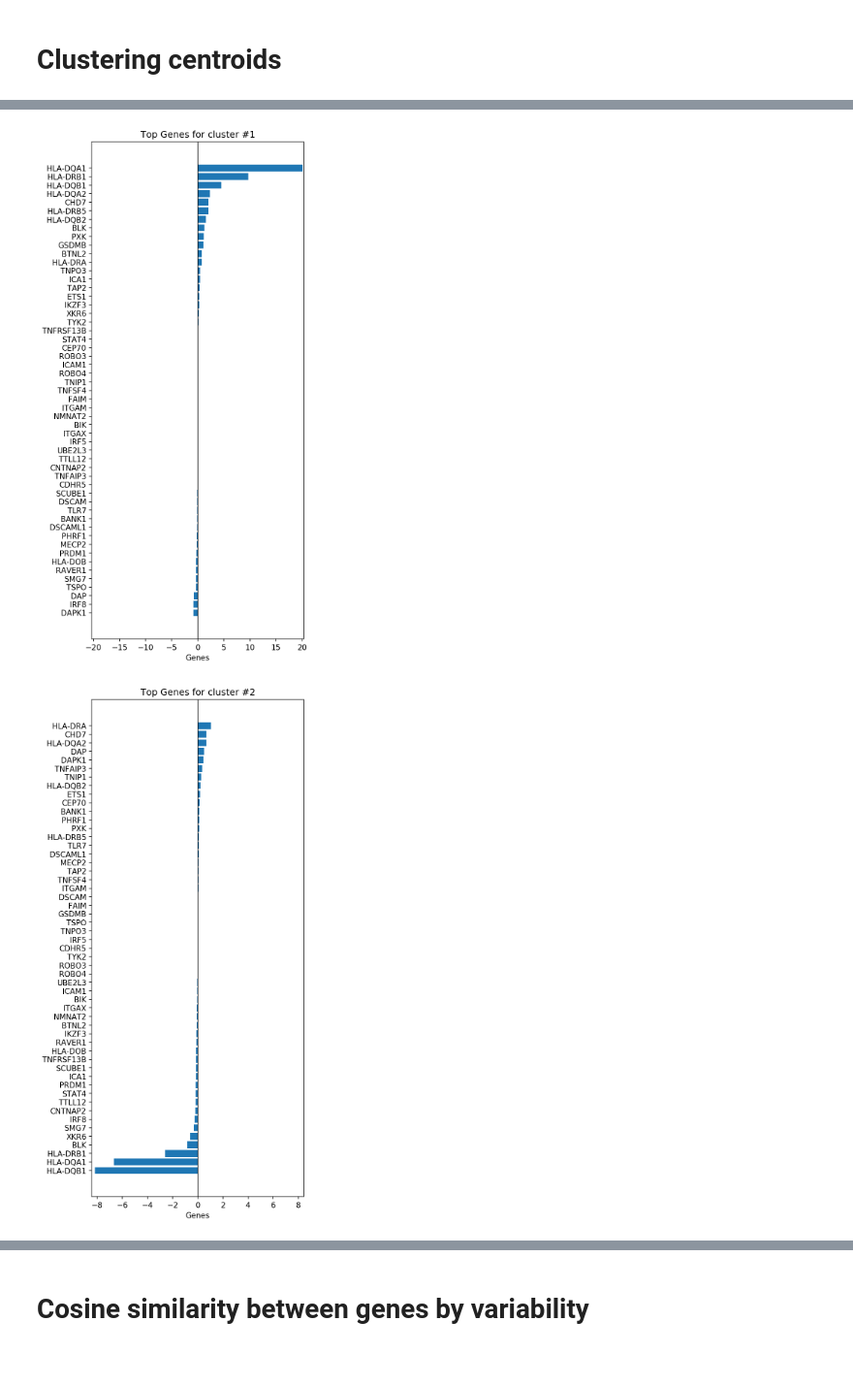
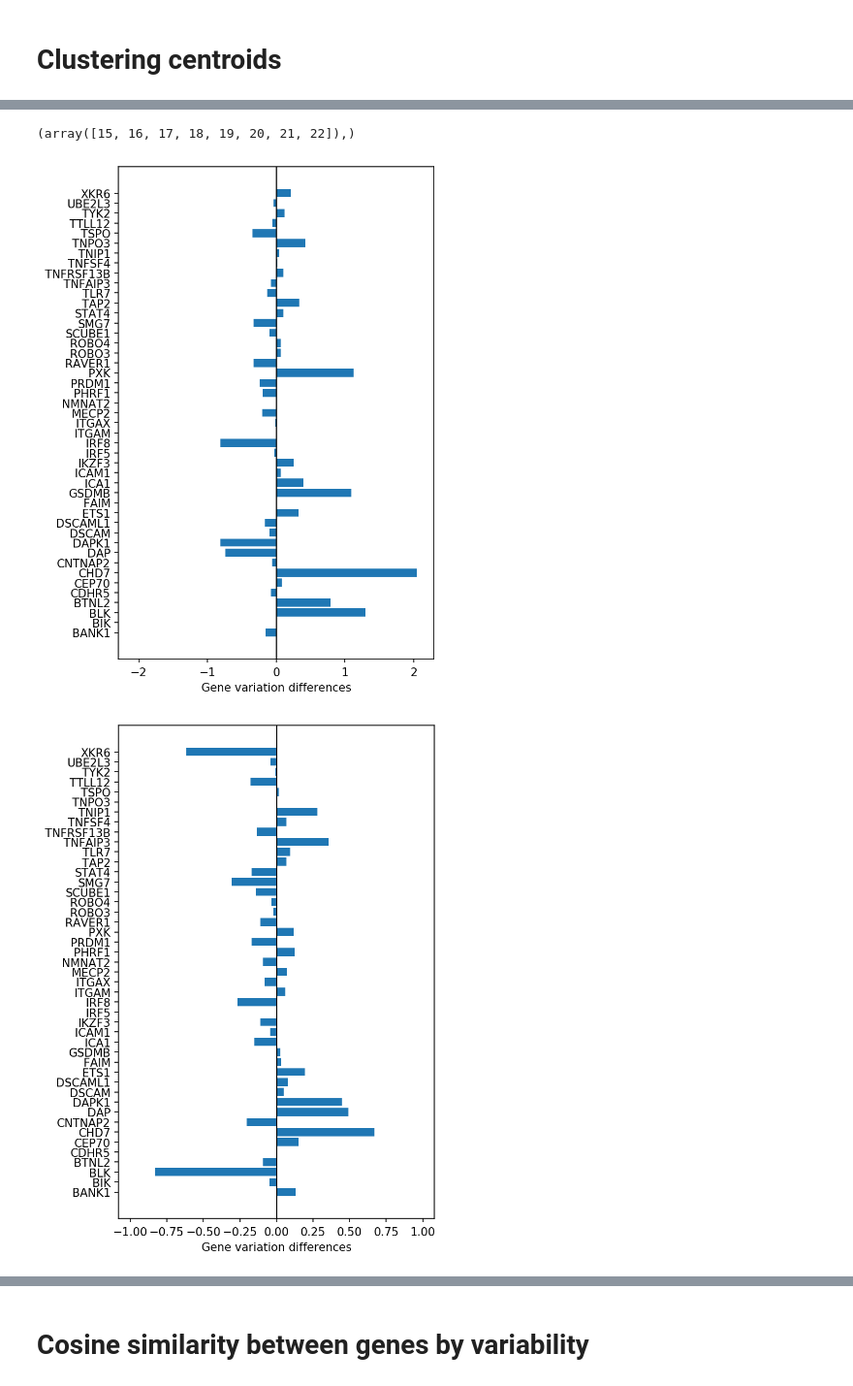
Before and after one commit to NCBI-Codeathons/SLEuth, a Jupyter notebook: notebooks/gene_feature_selection_from_cluster_results.ipynb, the cells around one changed output, grey strips where cells are left out. Shown at 97% size. Cells and saved outputs as stored; diff of their text form; code cells hidden in the pictures; blank space fills up the shorter version.

```diff
--- a/notebooks/gene_feature_selection_from_cluster_results.ipynb
+++ b/notebooks/gene_feature_selection_from_cluster_results.ipynb
@@ -25,6 +8,9 @@ patient_gene_proj_scores
-# %%
-pca_projs_concat_df = pd.read_table("../data/interim/PCA_projections_80_variance_SLE_samples.csv", sep=",",
-                                    index_col="Sample ID")
+# %%
+training_proj_df = pd.read_table("../data/processed/training_pca_projs.csv", sep=",",
+                                    index_col="patient_id")
+valid_proj_df = pd.read_table("../data/processed/validation_pca_projs.csv", sep=",",
+                                    index_col="patient_id")
+all_projs = pd.concat([training_proj_df, valid_proj_df], axis=0)
 # %%
 sample_cluster = np.load("../data/interim/new_kmeans_membership_5clusters.npy")
 # sample_cluster.set_index("patient_id", inplace=True)
@@ -100,17 +91,24 @@ array([22,  0, 29, 30, 31, 32, 33, 34, 35, 36, 37, 38, 39, 40, 41, 42, 43,
+# %%
+np.where(np.core.defchararray.find(gene_score_diff.index.tolist(), "HLA")!=-1)
+# gene_score_diff[gene_score_diff.indexz]
+# %% [output]
+(array([15, 16, 17, 18, 19, 20, 21, 22]),)
 # %%
 for cluster in range(gene_proj_scores_cluster_means.shape[0]):
     gene_score_diff = gene_proj_scores_cluster_means.iloc[cluster] - gene_center_mean
-    fig = plt.figure(figsize=(5, 12), dpi=150)
-    genes_ordered = np.argsort(gene_score_diff)
+    fig = plt.figure(figsize=(5, 8), dpi=150)
+    genes_ordered = np.where(np.core.defchararray.find(gene_score_diff.index.tolist(), "HLA")==-1)[0]
+#     genes_ordered = np.argsort(gene_score_diff)
     ax = fig.add_subplot(111)
-    ax.set_title("Top Genes for cluster #{}".format(cluster+1))
-    ax.set_xlabel("Genes")
+#     ax.set_title("Composition of cluster #{}".format(cluster+1))
+#     ax.set_xlabel("Genes")
+    ax.set_xlabel("Gene variation differences")
     ax.axvline(0, color='k',lw=1)   # poor man's zero level
-    abs_max = max(np.abs(gene_score_diff))+0.25
+    abs_max = max(np.abs(gene_score_diff[genes_ordered]))+0.25
     ax.set_xlim((-abs_max, abs_max))
     ax.barh(y=gene_score_diff.index[genes_ordered],
             width=gene_score_diff[genes_ordered],
            align='center')
 # %% [output]
-[figure, old version]
+[figure, new version]
-[figure, old version]
+[figure, new version]
```
Also changed, not shown: parts of 12 cells of this notebook, 22 other files.
